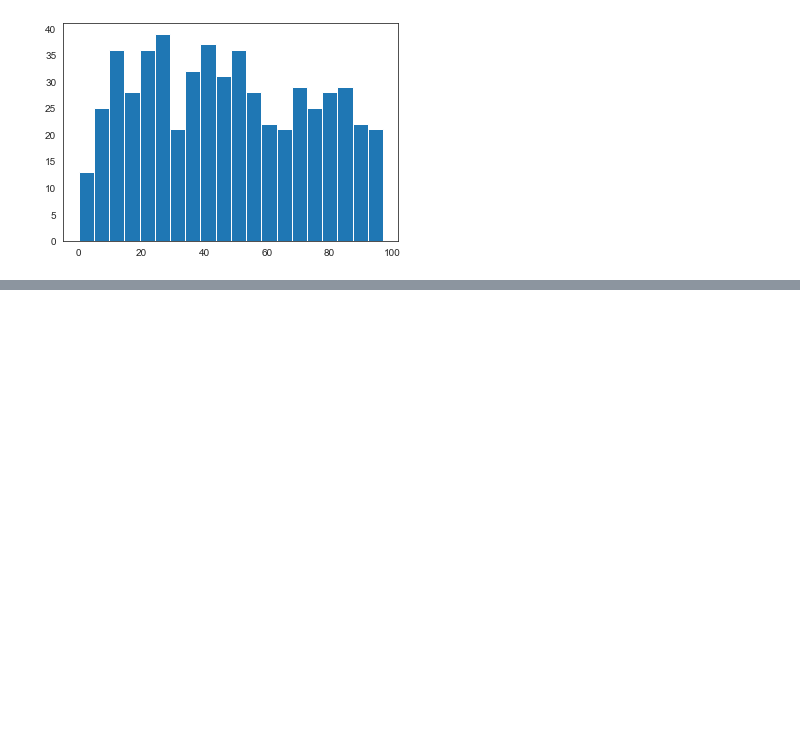
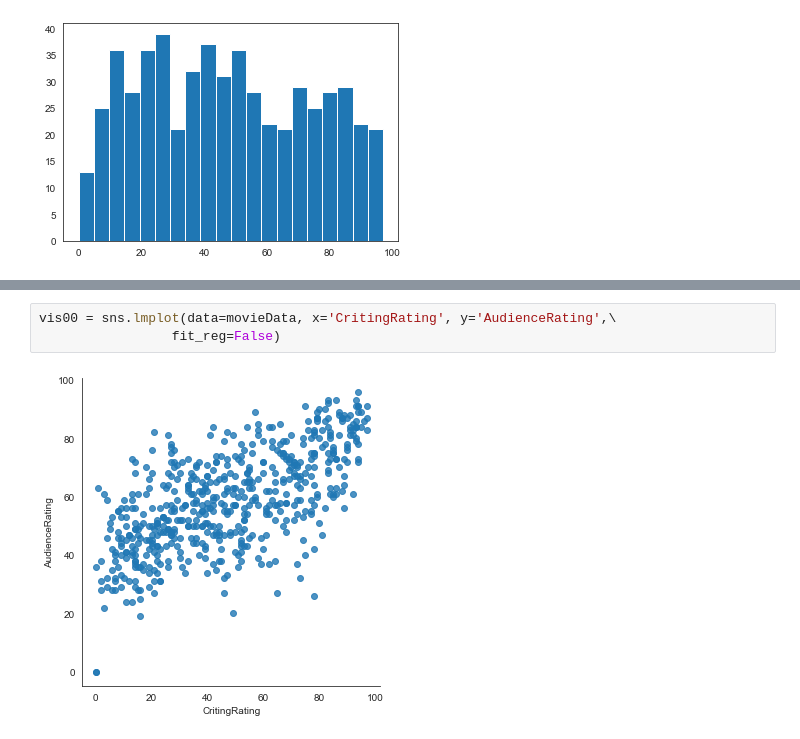
Before and after one commit to 07vikash/Movie-Rating-analysis, a Jupyter notebook: Movie-rating-analysis.ipynb, the cells around one changed output, grey strips where cells are left out. Drawn from its saved outputs; the diff is of its cells as text; blank space fills up the shorter version.

```diff
--- a/Movie-rating-analysis.ipynb
+++ b/Movie-rating-analysis.ipynb
@@ -292,0 +335,5 @@ plt.hist(movieData.BudgetMillions)
+# %%
+vis00 = sns.lmplot(data=movieData, x='CritingRating', y='AudienceRating',\
+                 fit_reg=False)
+# %% [output]
+[figure, added]
```
Also changed, not shown: parts of 15 cells of this notebook.
